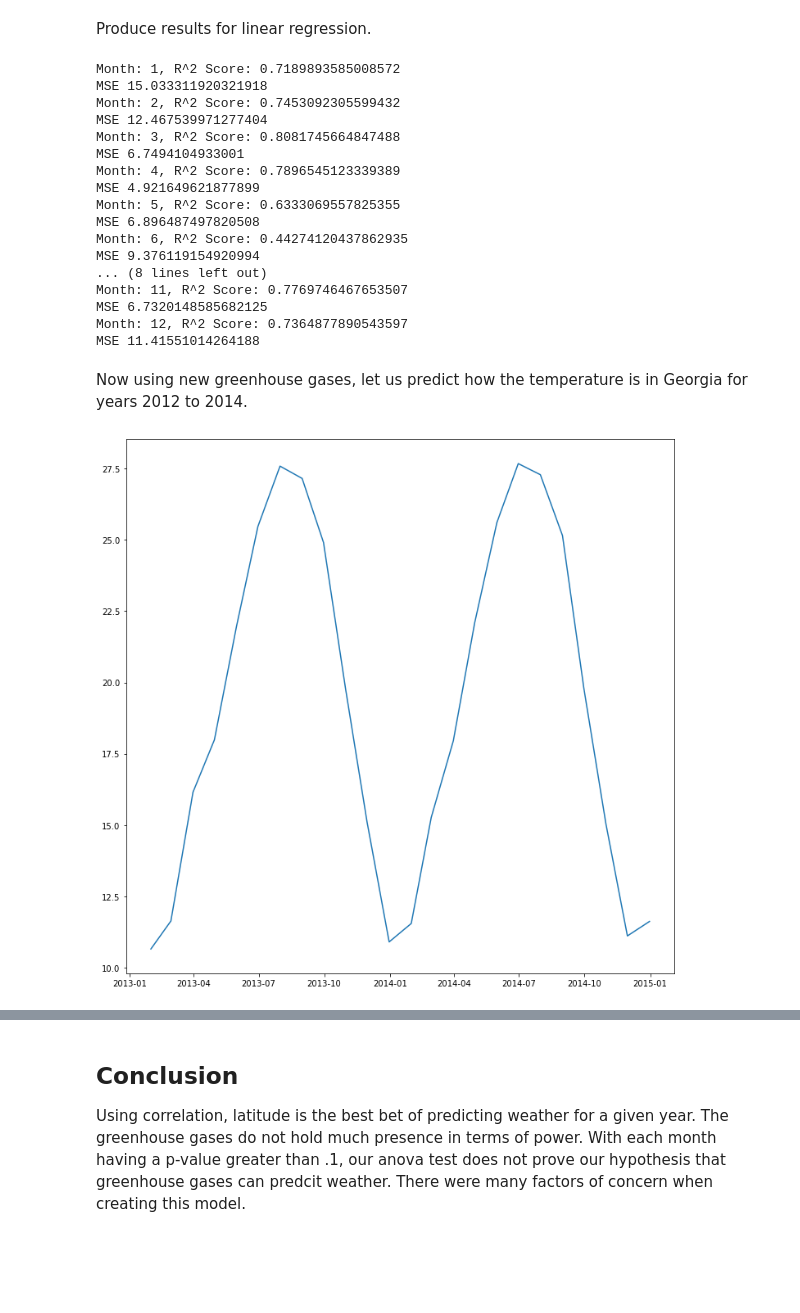
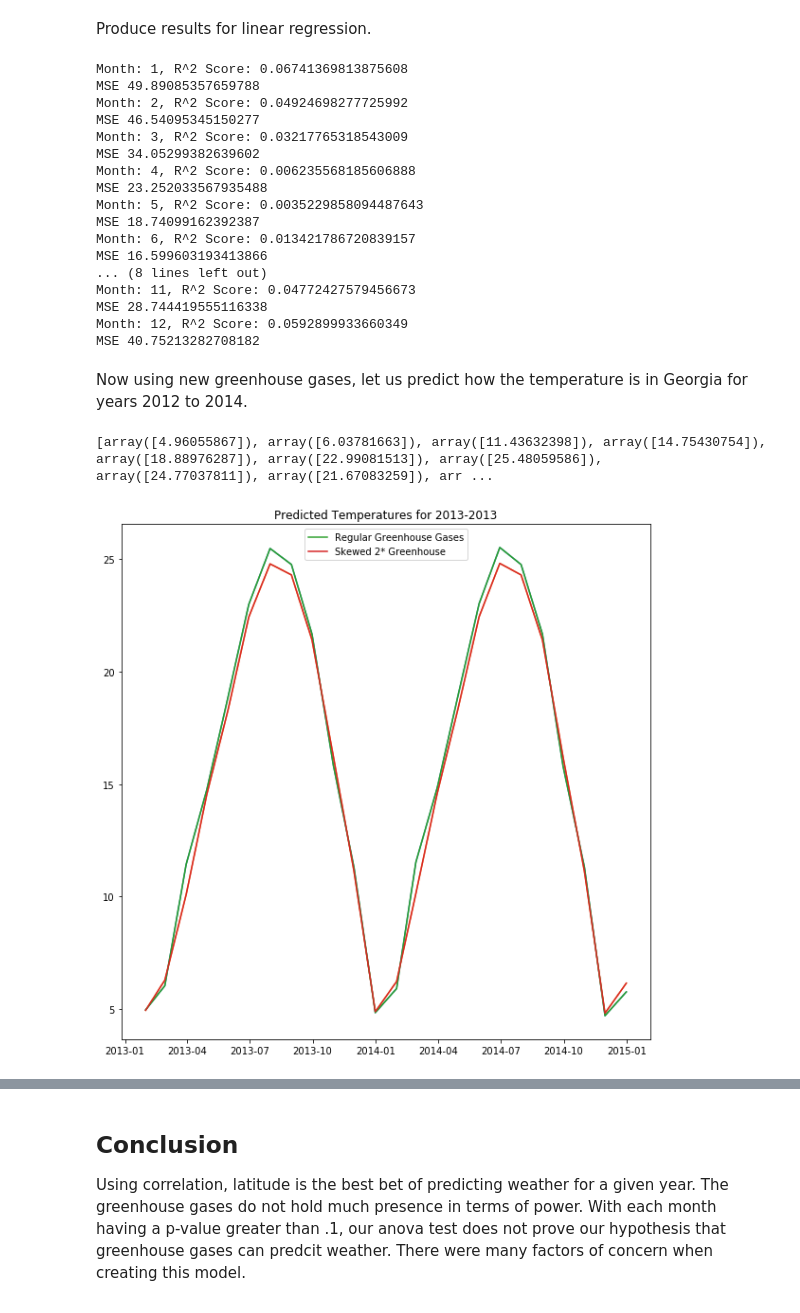
Before and after one commit to Scare983/ClimateChangeMLSimulation, a Jupyter notebook: Analysis.ipynb, the cells around one changed output, grey strips where cells are left out. Drawn from its saved outputs; the diff is of its cells as text; code cells hidden in the pictures; blank space fills up the shorter version.

```diff
--- a/Analysis.ipynb
+++ b/Analysis.ipynb
@@ -743,0 +755,26 @@ plt.show()
+# %%
+
+
+allTest = pd.concat([sf6_test, n2o_test, co2_test, ch4_test], axis=1)
+allTest1 = allTest.reset_index(drop=True)
+allTest1.columns=['sf6', 'n2o', 'co2', 'ch4']
+allTest1['LongLat'] = [7] *  n2o_test.size
+i = 0
+print(allTest1)
+predicted = []
+predictedSkewedDouble = []
+for index,row  in allTest1.iterrows():
+    otherRow = np.append(np.array(row[0:4] * 2), (np.array(row[4])))
+    #predictedSkewedDouble.append(MLPModel1[i].predict(otherRow.reshape(1,-1)))
+
+    predicted.append(MLPModel1[i].predict(np.array(row).reshape(1,-1)))
+    i+=1
+    if i == 11:
+        i=0
+plt.figure(figsize=(12,12))
+plt.plot(allTest.index, predicted,  label='Regular Greenhouse Gases')
+#plt.plot(allTest.index, predictedSkewedDouble, label='Skewed 2* Greenhouse')
+plt.legend()
+plt.show()
+#for model in MLPModel1:
+#    print(model.predict(allTest))
@@ -748,6 +804,8 @@ linearRegressionArray = []
 from sklearn.linear_model import LinearRegression
 i = 1
 listPredicted = []
+listY = []
+listX = []
 listActual = []
 for df in monthData:
     x =  df[df.columns[1:]]
@@ -759,38 +817,51 @@ for df in monthData:
     print('Month: {}, R^2 Score: {}'.format(i,linModel.score(X_test,y_test)))
     listPredicted.append(linModel.predict(X_test))
     listActual.append(y_test)
+    listX.append(X_train)
+    listY.append(y_train)
     print('MSE {}'.format(MSE(y_test, linModel.predict(X_test))))
     i+=1
 # %% [output]
-Month: 1, R^2 Score: 0.7189893585008572
-MSE 15.033311920321918
-Month: 2, R^2 Score: 0.7453092305599432
-MSE 12.467539971277404
-Month: 3, R^2 Score: 0.8081745664847488
-MSE 6.7494104933001
-Month: 4, R^2 Score: 0.7896545123339389
-MSE 4.921649621877899
-Month: 5, R^2 Score: 0.6333069557825355
-MSE 6.896487497820508
-Month: 6, R^2 Score: 0.44274120437862935
-MSE 9.376119154920994
+Month: 1, R^2 Score: 0.06741369813875608
+MSE 49.89085357659788
+Month: 2, R^2 Score: 0.04924698277725992
+MSE 46.54095345150277
+Month: 3, R^2 Score: 0.03217765318543009
+MSE 34.05299382639602
+Month: 4, R^2 Score: 0.006235568185606888
+MSE 23.252033567935488
+Month: 5, R^2 Score: 0.0035229858094487643
+MSE 18.74099162392387
+Month: 6, R^2 Score: 0.013421786720839157
+MSE 16.599603193413866
 ... (8 lines left out)
-Month: 11, R^2 Score: 0.7769746467653507
-MSE 6.7320148585682125
-Month: 12, R^2 Score: 0.7364877890543597
-MSE 11.41551014264188
+Month: 11, R^2 Score: 0.04772427579456673
+MSE 28.744419555116338
+Month: 12, R^2 Score: 0.0592899933660349
+MSE 40.75213282708182
 # %% [markdown]
 Now using new greenhouse gases, let us predict how the temperature is in Georgia for years 2012 to 2014.
 # %%
 i = 0
+predictedSkewedDouble = []
 predicted = []
 for index,row  in allTest1.iterrows():
+    otherRow = np.append(np.array(row[0:4] /2 ), (np.array(row[4])))
+    predictedSkewedDouble.append(linearRegressionArray[i].predict(otherRow.reshape(1,-1)))
     predicted.append(linearRegressionArray[i].predict(np.array(row).reshape(1,-1)))
+
     i+=1
     if i == 11:
         i=0
-plt.figure(figsize=(12,12))
+print(predicted)
+plt.figure(figsize=(10,10))
 plt.plot(allTest.index, predicted)
+plt.plot(allTest.index, predictedSkewedDouble)
+plt.plot(allTest.index, predicted,  label='Regular Greenhouse Gases')
+plt.plot(allTest.index, predictedSkewedDouble, label='Skewed 2* Greenhouse')
+plt.title('Predicted Temperatures for 2013-2013')
+plt.legend()
 plt.show()
 # %% [output]
+[array([4.96055867]), array([6.03781663]), array([11.43632398]), array([14.75430754]), array([18.88976287]), array([22.99081513]), array([25.48059586]), array([24.77037811]), array([21.67083259]), arr ...
-[figure, old version]
+[figure, new version]
```
Also changed, not shown: parts of 28 cells of this notebook, 23 other files.
